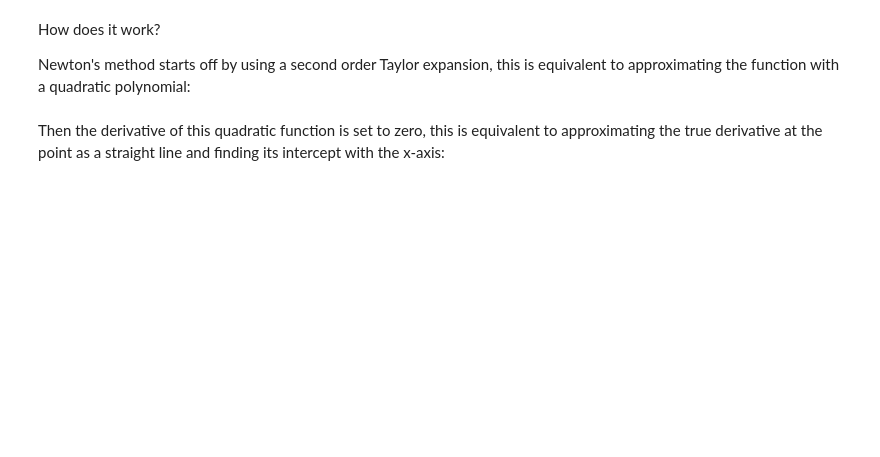
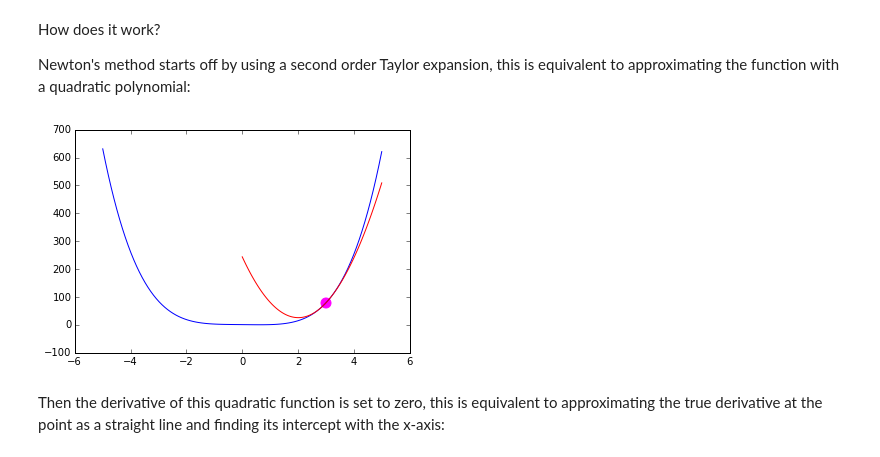
Before and after one commit to alchemyst/CSS-420-Workbooks, a Jupyter notebook: CSS 420 Lecture 4 1D Unconstrained optimisation.v3.ipynb, the cells around one changed output. Saved outputs shown, nothing was run; the diff lists cells and outputs as text; code cells hidden in the pictures; blank space fills up the shorter version.

```diff
--- a/CSS 420 Lecture 4 1D Unconstrained optimisation.v3.ipynb
+++ b/CSS 420 Lecture 4 1D Unconstrained optimisation.v3.ipynb
@@ -84,17 +118,22 @@ for c1,c2 in zip(xsN, Nfs):
 How does it work?
 
 Newton's method starts off by using a second order Taylor expansion, this is equivalent to approximating the function with a quadratic polynomial:
+# %%
+def lam(f):
+    return lambdify(x, f, modules=['numpy'])
 # %%
-evalfunc = lambdify(x, f, modules=['numpy'])
+x0 = 3
+evalfunc = lam(f)
 xval = np.linspace(-5.0, 5.0, 100)
-tfix = series(f, x, x0=3, n=None)
-taylor = sum([next(tfix) for _ in range(3)])
-evaltaylor = lambdify(x, taylor, modules=['numpy'])
+taylor = series(f, x, x0=x0, n=3).removeO()
+evaltaylor = lam(taylor)
 xval2 = np.linspace(-0.0, 5.0, 100)
 plt.plot(xval, evalfunc(xval))
 plt.plot(xval2, evaltaylor(xval2), color='r')
-plt.scatter(3.0, evalfunc(3.0), s=100, color='magenta')
+plt.scatter(x0, evalfunc(x0), s=100, color='magenta')
 plt.show()
+# %% [output]
+[figure, added]
 # %% [markdown]
 Then the derivative of this quadratic function is set to zero, this is equivalent to approximating the true derivative at the point as a straight line and finding its intercept with the x-axis:
 # %%
```
Also changed, not shown: parts of 15 cells of this notebook, 2 other files.
